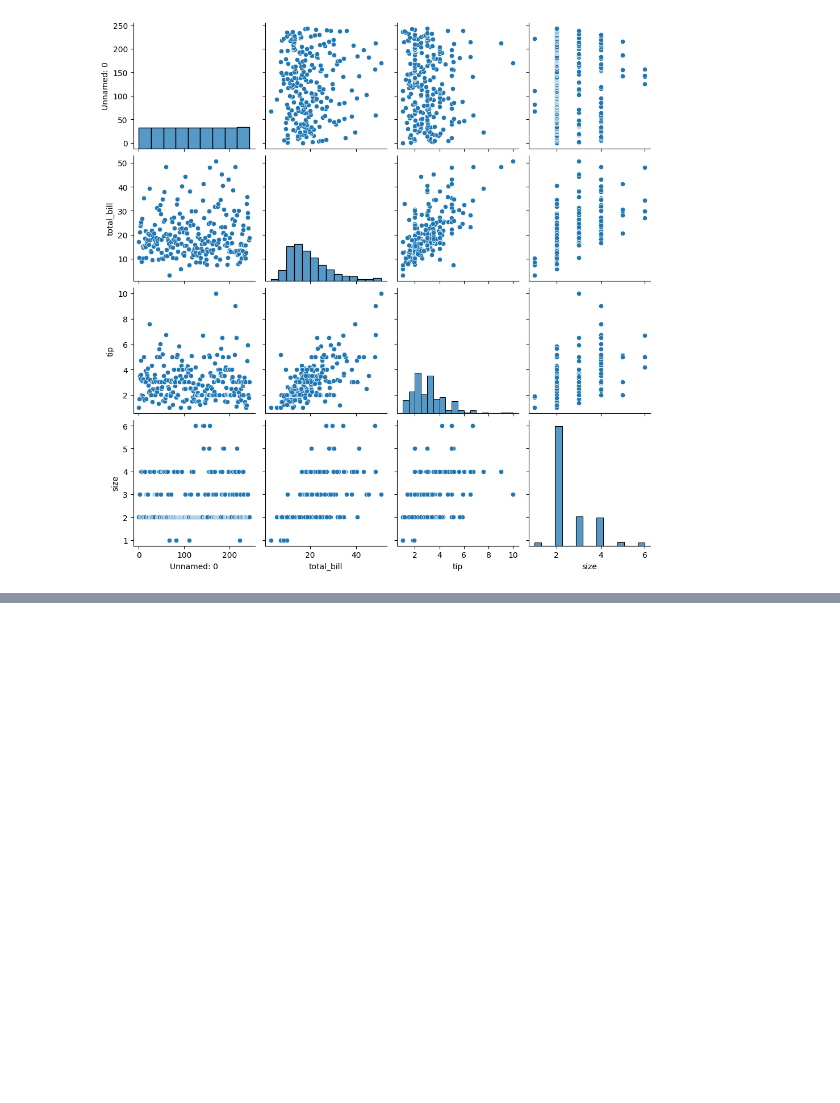
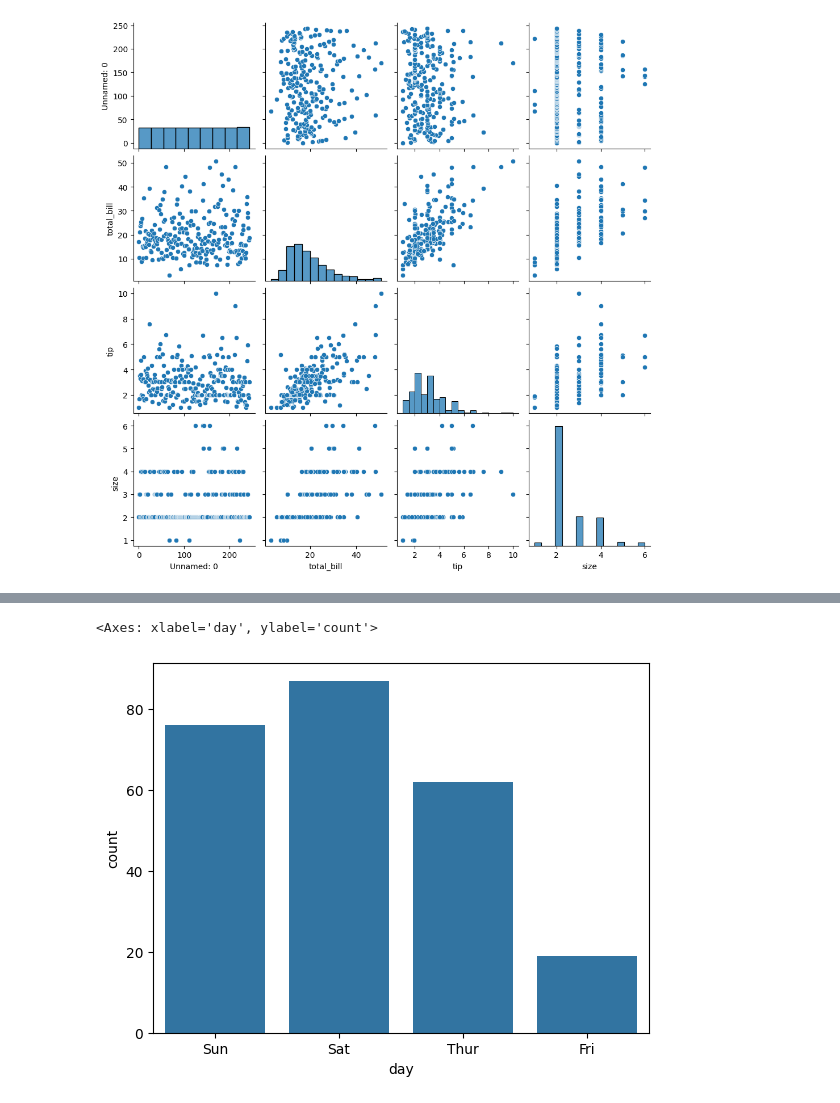
Before and after one commit to dpkasahu/numpy, a Jupyter notebook: seaborn.ipynb, the cells around one changed output, grey strips where cells are left out. Saved outputs shown, nothing was run; the diff lists cells and outputs as text; code cells hidden in the pictures; blank space fills up the shorter version.

```diff
--- a/seaborn.ipynb
+++ b/seaborn.ipynb
@@ -487,0 +280,9 @@ sns.violinplot(x='Item',y='Total Spent',data=sb3)
+# %%
+import pandas as pd
+import seaborn as sns
+sb=pd.read_csv('https://raw.githubusercontent.com/whoknowayush/DataAnalysis-Dataset/refs/heads/main/Datasets-Practice/tips.csv')
+# %%
+sns.countplot(x='day',data=sb)
+# %% [output]
+<Axes: xlabel='day', ylabel='count'>
+[figure, added]
```
Also changed, not shown: parts of 49 cells of this notebook.
